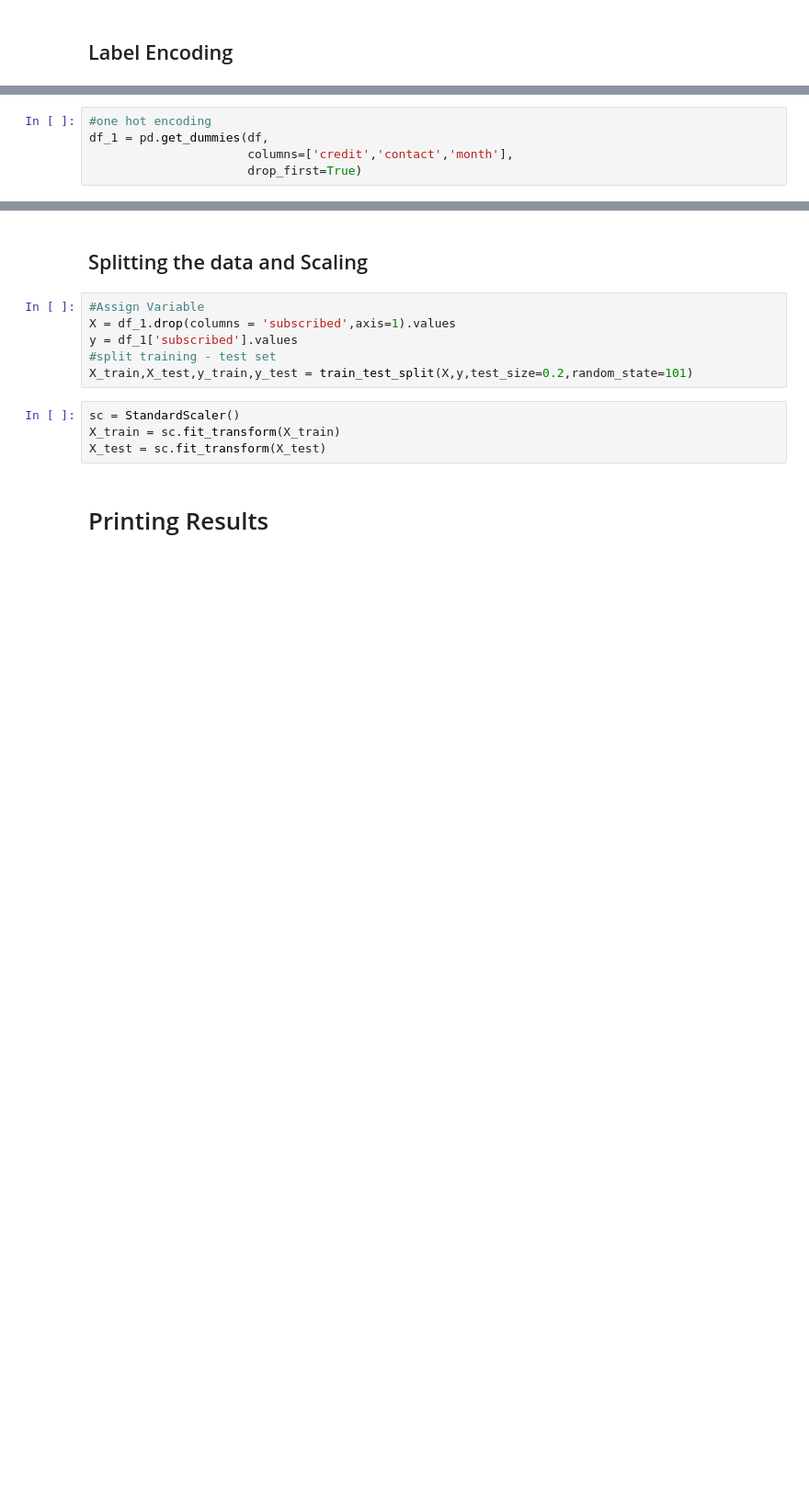
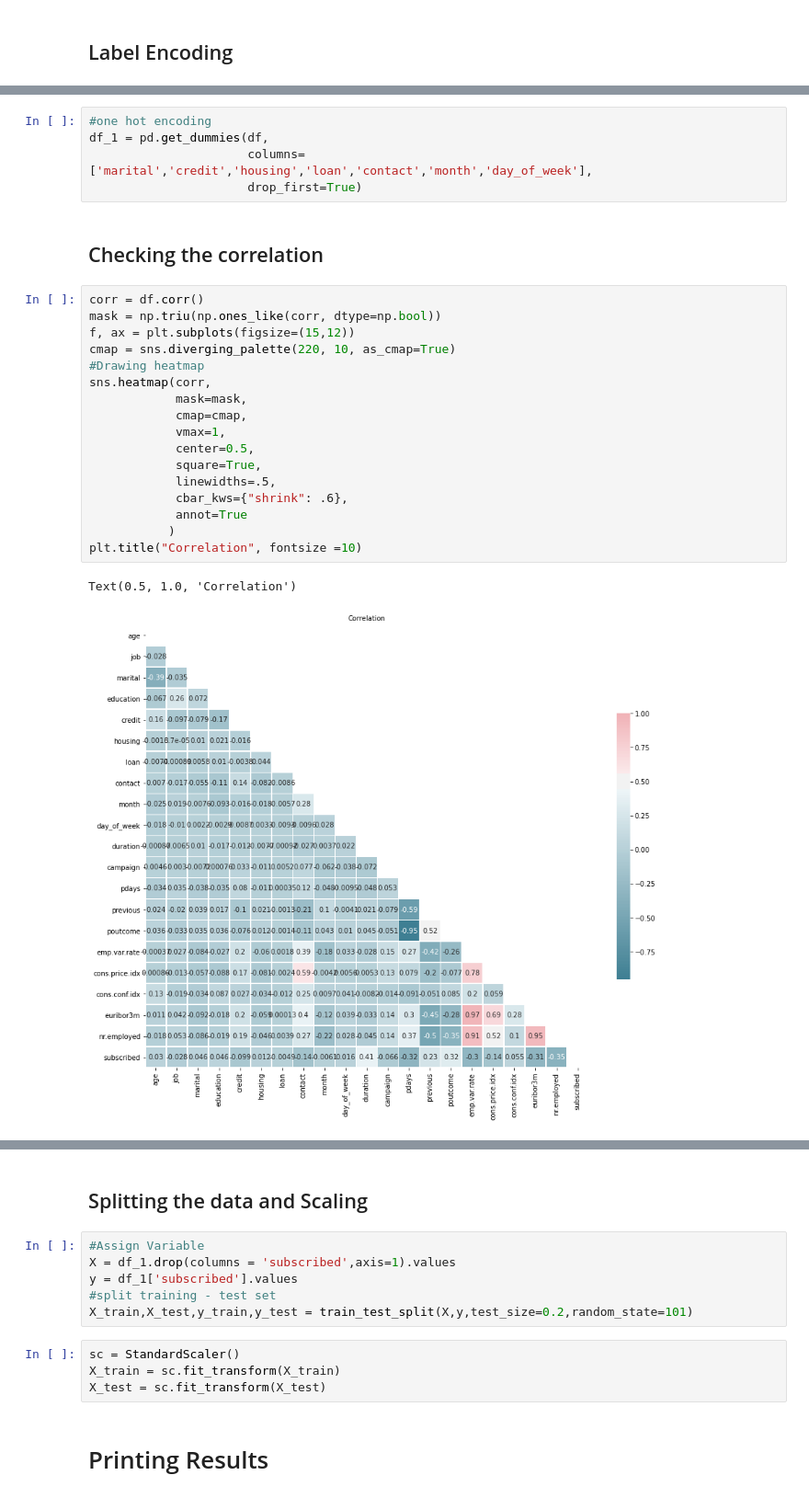
Before and after one commit to ankurrokad/Artificial-Neural-Network, a Jupyter notebook: ANN.ipynb, the cells around one changed output, grey strips where cells are left out. Shown: that part at 92% size. Drawn from its saved outputs; the diff is of its cells as text; blank space fills up the shorter version.

```diff
--- a/ANN.ipynb
+++ b/ANN.ipynb
@@ -213,8 +220,30 @@ df.head()
 # %%
 #one hot encoding
 df_1 = pd.get_dummies(df,
-                      columns=['credit','contact','month'],
+                      columns=['marital','credit','housing','loan','contact','month','day_of_week'],
                       drop_first=True)
+# %% [markdown]
+## Checking the correlation
+# %%
+corr = df.corr()
+mask = np.triu(np.ones_like(corr, dtype=np.bool))
+f, ax = plt.subplots(figsize=(15,12))
+cmap = sns.diverging_palette(220, 10, as_cmap=True)
+#Drawing heatmap
+sns.heatmap(corr,
+            mask=mask,
+            cmap=cmap,
+            vmax=1,
+            center=0.5,
+            square=True,
+            linewidths=.5,
+            cbar_kws={"shrink": .6},
+            annot=True
+           )
+plt.title("Correlation", fontsize =10)
+# %% [output]
+Text(0.5, 1.0, 'Correlation')
+[figure, added]
 # %%
 print(df_1.shape)
 df_1.head()
```
Also changed, not shown: parts of 20 cells of this notebook, 1 other file.
